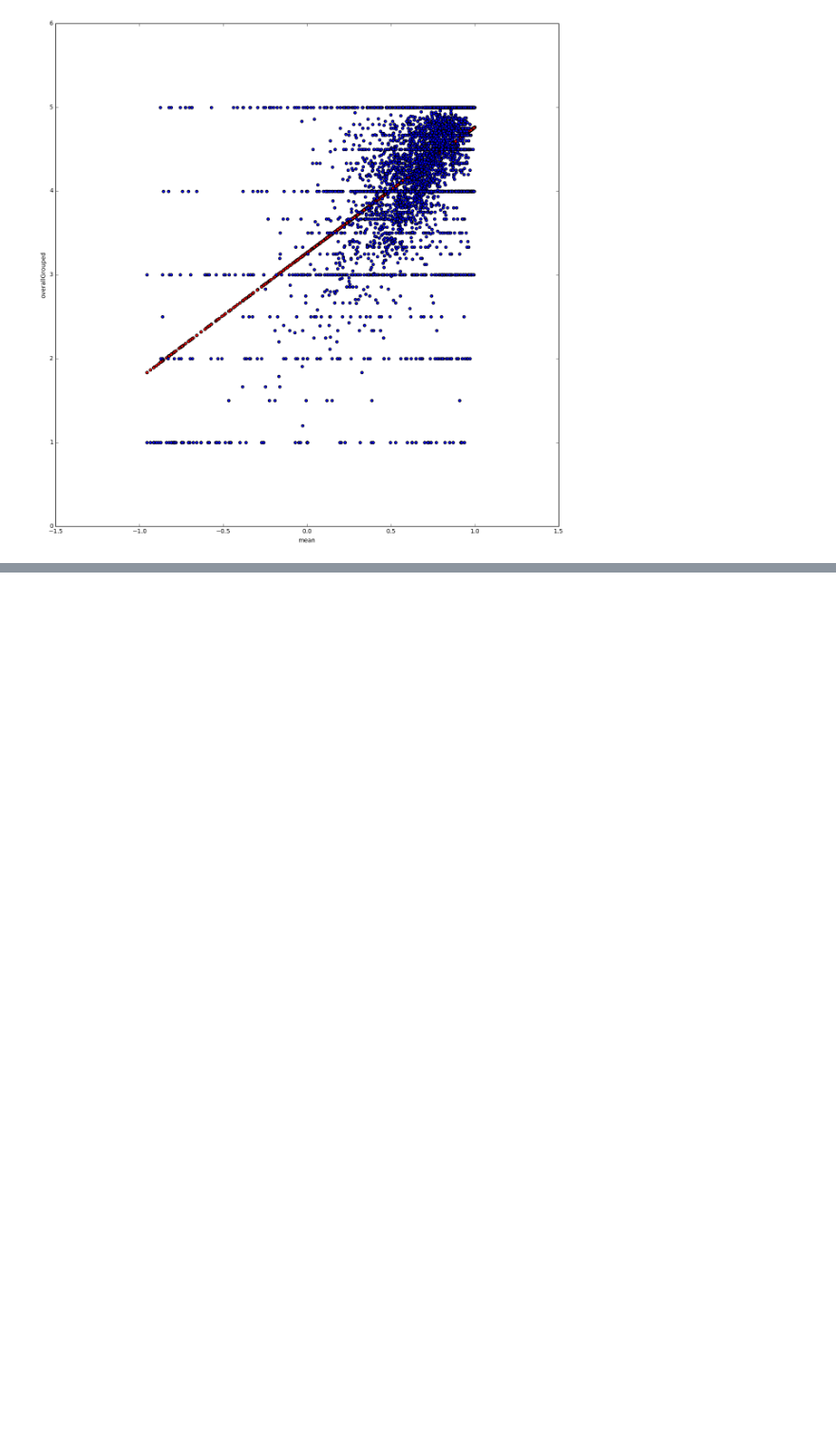
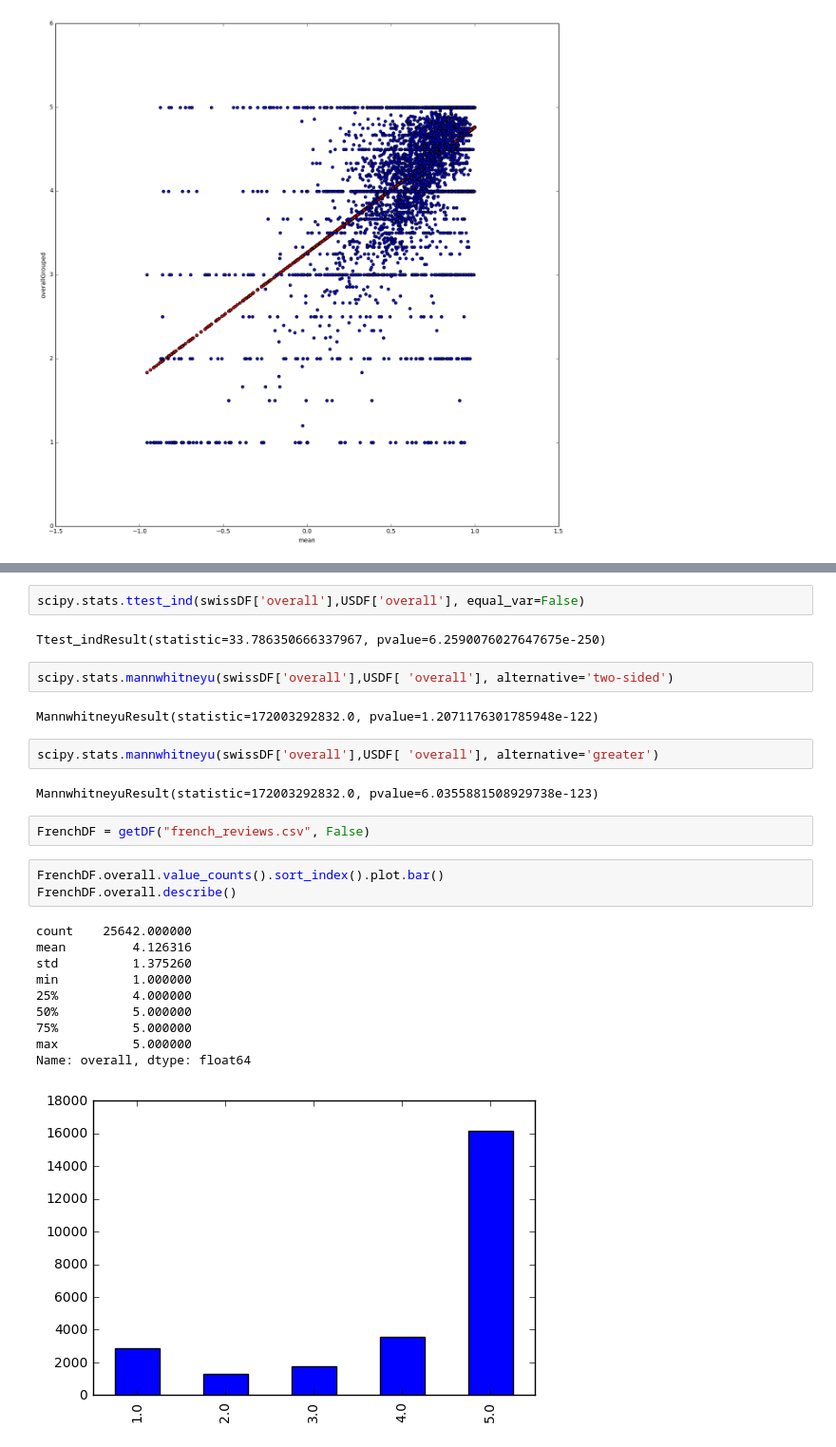
Before and after one commit to bojanp94/ADAProject, a Jupyter notebook: swiss products.ipynb, the cells around one changed output, grey strips where cells are left out. Shown at 95% size. Drawn from its saved outputs; the diff is of its cells as text; blank space fills up the shorter version.

```diff
--- a/swiss products.ipynb
+++ b/swiss products.ipynb
@@ -421,0 +495,28 @@ RandomDF
+# %%
+scipy.stats.ttest_ind(swissDF['overall'],USDF['overall'], equal_var=False)
+# %% [output]
+Ttest_indResult(statistic=33.786350666337967, pvalue=6.2590076027647675e-250)
+# %%
+scipy.stats.mannwhitneyu(swissDF['overall'],USDF[ 'overall'], alternative='two-sided')
+# %% [output]
+MannwhitneyuResult(statistic=172003292832.0, pvalue=1.2071176301785948e-122)
+# %%
+scipy.stats.mannwhitneyu(swissDF['overall'],USDF[ 'overall'], alternative='greater')
+# %% [output]
+MannwhitneyuResult(statistic=172003292832.0, pvalue=6.0355881508929738e-123)
+# %%
+FrenchDF = getDF("french_reviews.csv", False)
+# %%
+FrenchDF.overall.value_counts().sort_index().plot.bar()
+FrenchDF.overall.describe()
+# %% [output]
+count    25642.000000
+mean         4.126316
+std          1.375260
+min          1.000000
+25%          4.000000
+50%          5.000000
+75%          5.000000
+max          5.000000
+Name: overall, dtype: float64
+[figure, added]
```
Also changed, not shown: parts of 49 cells of this notebook, 12 other files.
